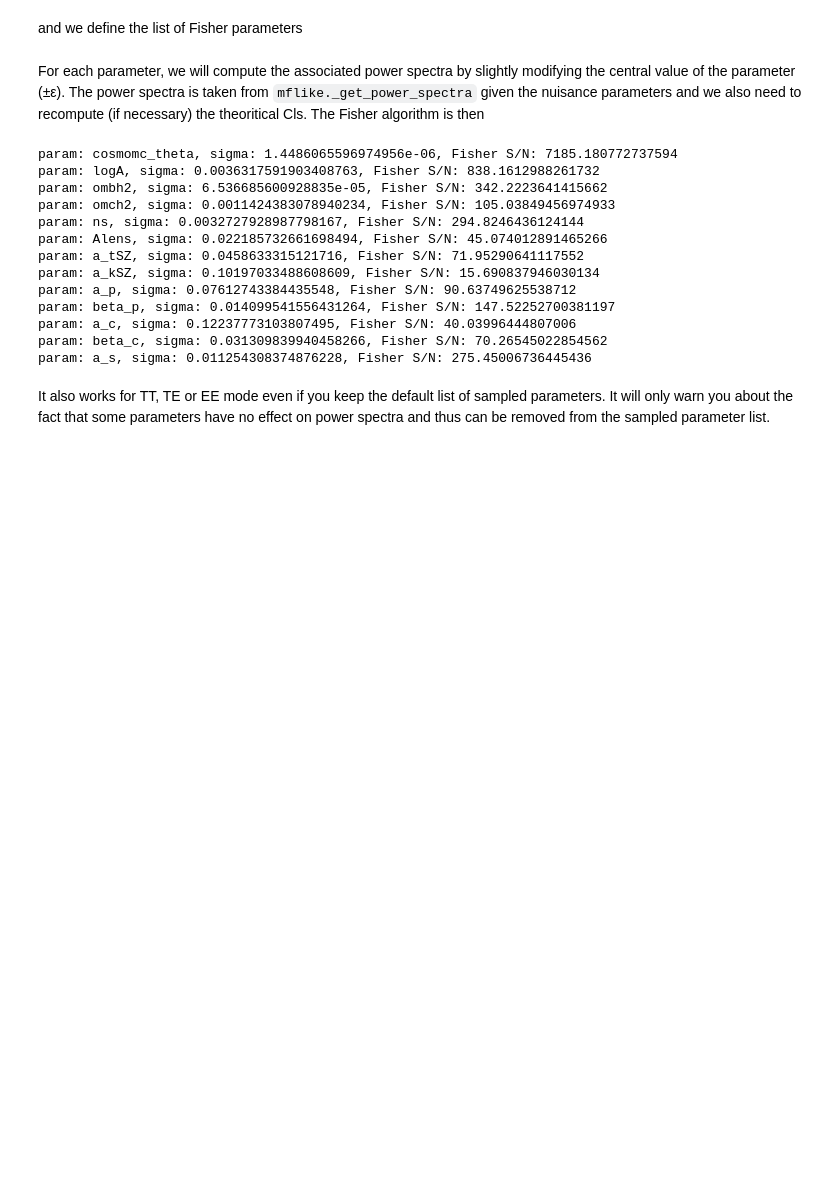
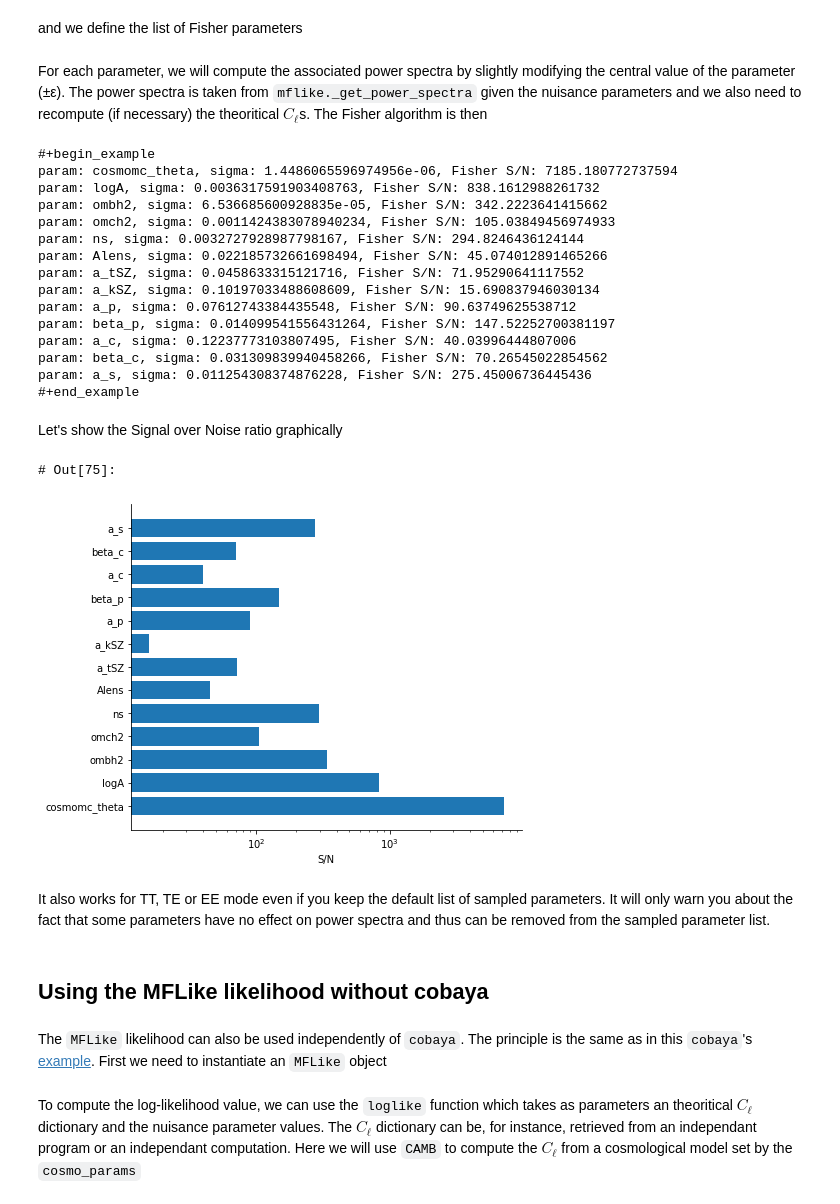
Before and after one commit to simonsobs/LAT_MFLike, a Jupyter notebook: notebooks/mflike_tutorial.ipynb, the cells around one changed output. Cells and saved outputs as stored; diff of their text form; code cells hidden in the pictures; blank space fills up the shorter version.

```diff
--- a/notebooks/mflike_tutorial.ipynb
+++ b/notebooks/mflike_tutorial.ipynb
@@ -305,8 +304,8 @@ for p in ["tau", "n_CIBC", "T_d"]:
 # %% [markdown]
 For each parameter, we will compute the associated power spectra by slightly modifying the central
 value of the parameter (&plusmn;&epsilon;). The power spectra is taken from `mflike._get_power_spectra`
-given the nuisance parameters and we also need to recompute (if necessary) the theoritical Cls. The
-Fisher algorithm is then
+given the nuisance parameters and we also need to recompute (if necessary) the theoritical
+$C_\ell$s. The Fisher algorithm is then
 # %%
 deriv = {k: None for k in fisher_params}
 for i, p in enumerate(deriv.keys()):
@@ -314,7 +313,8 @@ for i, p in enumerate(deriv.keys()):
         point = defaults.copy()
         point.update({p: point[p]*(1+epsilon)})
         model.logposterior(point)  # to force computation of theory
-        return mflike._get_power_spectra(**point)
+        cl = model.likelihood.theory.get_Cl(ell_factor=True)
+        return mflike._get_power_spectra(cl, **point)
     epsilon = 0.01
     ps_minus = _get_power_spectra(-epsilon)
     ps_plus = _get_power_spectra(+epsilon)
@@ -337,6 +337,7 @@ for param_name, param_sigma in zip(fisher_params, fisher_sigmas):
     print("param: {}, sigma: {}, Fisher S/N: {}".format(
         param_name, param_sigma, defaults[param_name]/param_sigma))
 # %% [output]
+#+begin_example
 param: cosmomc_theta, sigma: 1.4486065596974956e-06, Fisher S/N: 7185.180772737594
 param: logA, sigma: 0.0036317591903408763, Fisher S/N: 838.1612988261732
 param: ombh2, sigma: 6.536685600928835e-05, Fisher S/N: 342.2223641415662
@@ -350,7 +351,29 @@ param: beta_p, sigma: 0.014099541556431264, Fisher S/N: 147.52252700381197
 param: a_c, sigma: 0.12237773103807495, Fisher S/N: 40.03996444807006
 param: beta_c, sigma: 0.031309839940458266, Fisher S/N: 70.26545022854562
 param: a_s, sigma: 0.011254308374876228, Fisher S/N: 275.45006736445436
+#+end_example
+# %% [markdown]
+Let's show the Signal over Noise ratio graphically
+# %%
+plt.figure(figsize=(7, 6))
+SoN = [defaults[param_name]/param_sigma
+       for param_name, param_sigma in zip(fisher_params, fisher_sigmas)]
+plt.barh(np.arange(len(SoN)), SoN)
+plt.xscale("log")
+plt.xlabel("S/N")
+plt.yticks(range(len(fisher_params)), fisher_params)
+plt.gca().spines["right"].set_color(None)
+plt.gca().spines["top"].set_color(None)
+# %% [output]
+# Out[75]:
+[figure, added]
 # %% [markdown]
 It also works for TT, TE or EE mode even if you keep the default list of sampled parameters. It will
 only warn you about the fact that some parameters have no effect on power spectra and thus can be
 removed from the sampled parameter list.
+# %% [markdown]
+## Using the MFLike likelihood without cobaya
+# %% [markdown]
+The `MFLike` likelihood can also be used independently of `cobaya`. The principle is the same as in
+this `cobaya`'s [example](https://github.com/CobayaSampler/planck_lensing_external). First we need
+to instantiate an `MFLike` object
@@ -356,0 +383,5 @@ removed from the sampled parameter list.
+# %% [markdown]
+To compute the log-likelihood value, we can use the `loglike` function which takes as parameters an
+theoritical $C_\ell$ dictionary and the nuisance parameter values. The $C_\ell$ dictionary can be,
+for instance, retrieved from an independant program or an independant computation. Here we will use
+`CAMB` to compute the $C_\ell$ from a cosmological model set by the `cosmo_params`
```
Also changed, not shown: parts of 18 cells of this notebook, 1 other file.
